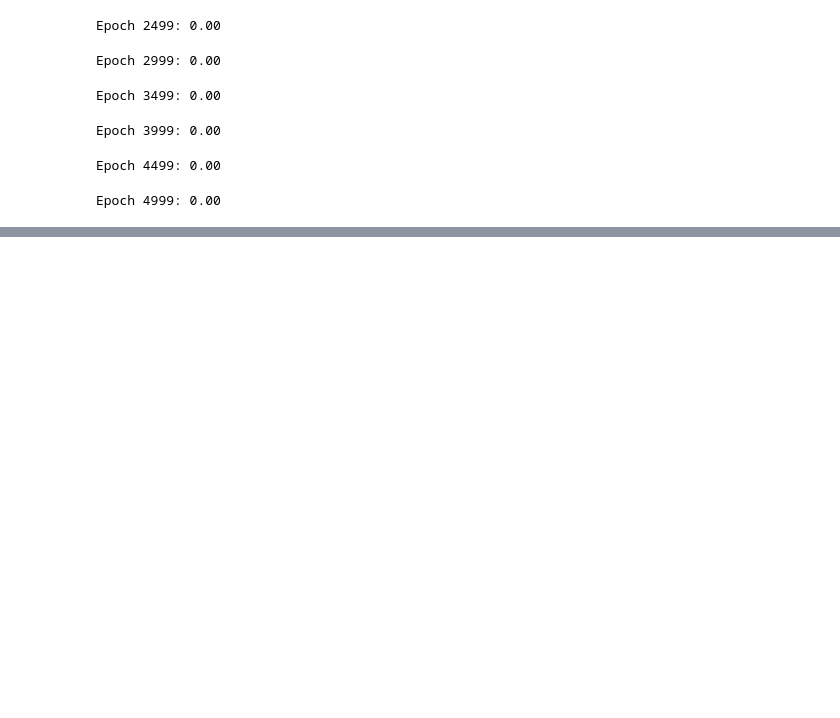
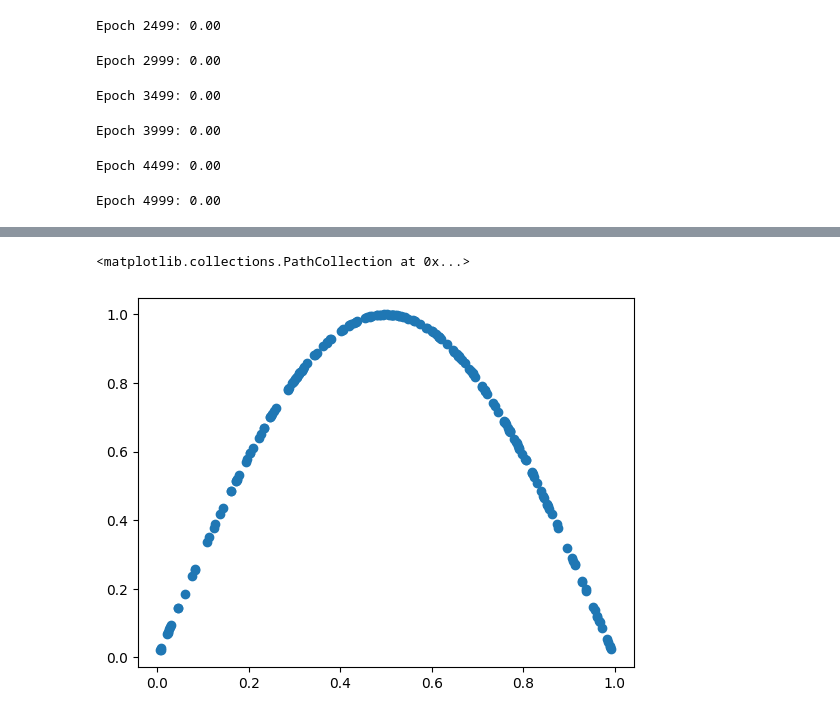
Before and after one commit to stephenhky/PINNNotebooks, a Jupyter notebook: wave_equation_standwaves.ipynb, the cells around one changed output, grey strips where cells are left out. Cells and saved outputs as stored; diff of their text form; code cells hidden in the pictures; blank space fills up the shorter version.

```diff
--- a/wave_equation_standwaves.ipynb
+++ b/wave_equation_standwaves.ipynb
@@ -154,0 +170,5 @@ np.float64(0.24883056654521724)
+# %%
+plt.scatter(x_ic.cpu(), psi_ic.cpu())
+# %% [output]
+<matplotlib.collections.PathCollection at 0x...>
+[figure, added]
```
Also changed, not shown: parts of 9 cells of this notebook.
